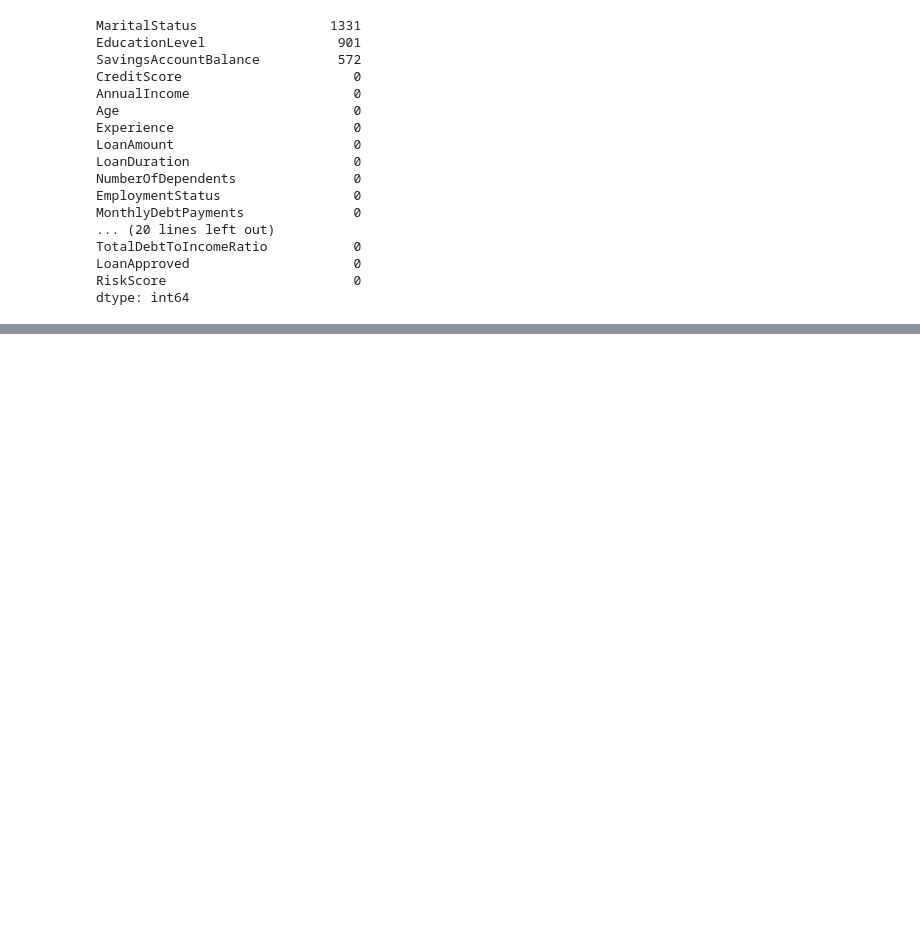
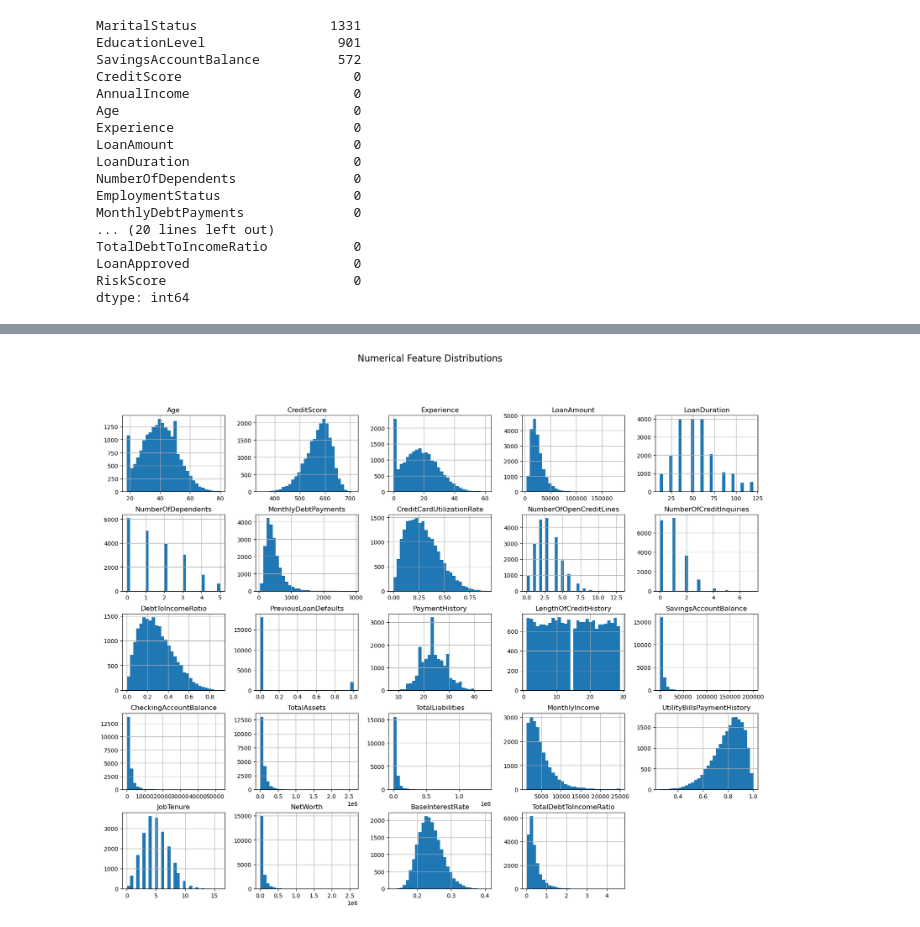
Before and after one commit to Brunomachogu/MLM_Loan_Approval, a Jupyter notebook: MLM_Loan_Approval.ipynb, the cells around one changed output, grey strips where cells are left out. Drawn from its saved outputs; the diff is of its cells as text; code cells hidden in the pictures; blank space fills up the shorter version.

```diff
--- a/MLM_Loan_Approval.ipynb
+++ b/MLM_Loan_Approval.ipynb
@@ -110,3 +112,9 @@ TotalDebtToIncomeRatio           0
 LoanApproved                     0
 RiskScore                        0
 dtype: int64
+# %%
+df["EducationLevel"] = df["EducationLevel"].fillna("Unknown")
+# %%
+df["SavingsAccountBalance"] = df["SavingsAccountBalance"].fillna(0)
+# %%
+df["MaritalStatus"] = df["MaritalStatus"].fillna("Unknown")
@@ -113,3 +141,17 @@ dtype: int64
 # %%
 import matplotlib.pyplot as plt
 import seaborn as sns
+# %%
+
+# Select numerical columns
+num_cols = df.select_dtypes(include=["int64","float64"]).columns.tolist()
+
+# Drop target/leakage if needed
+num_cols = [col for col in num_cols if col not in ["RiskScore","LoanApproved","InterestRate","MonthlyLoanPayment"]]
+
+# Plot histograms
+df[num_cols].hist(bins=30, figsize=(20,15))
+plt.suptitle("Numerical Feature Distributions", fontsize=16)
+plt.show()
+# %% [output]
+[figure, added]
```
Also changed, not shown: parts of 24 cells of this notebook.
